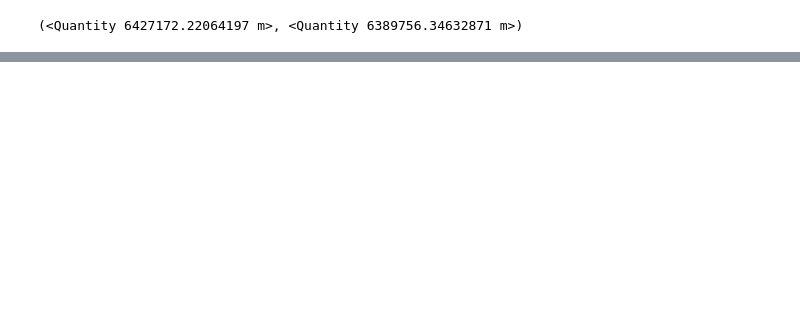
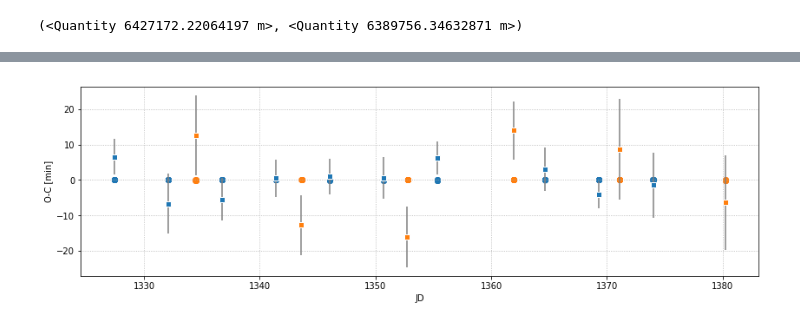
Before and after one commit to bmorris3/tessperiment, a Jupyter notebook: toi125_ttvfast.ipynb, the cells around one changed output, grey strips where cells are left out. Saved outputs shown, nothing was run; the diff lists cells and outputs as text; code cells hidden in the pictures; blank space fills up the shorter version.

```diff
--- a/toi125_ttvfast.ipynb
+++ b/toi125_ttvfast.ipynb
@@ -211,0 +218,46 @@ plt.savefig('ttv_recovery_toi125.png', bbox_inches='tight', dpi=300)
+# %%
+linear_ephem_b = np.polyval(np.polyfit(b_epoch, b_times, 1), b_epoch)
+linear_ephem_c = np.polyval(np.polyfit(c_epoch, c_times, 1), c_epoch)
+
+plt.figure(figsize=(14, 4))
+plt.errorbar(b_times, 24*60*(b_times - linear_ephem_b), 24*60*b_uncertainties, fmt='s', mec='w', ecolor='gray', color='C0')
+plt.errorbar(c_times, 24*60*(c_times - linear_ephem_c), 24*60*c_uncertainties, fmt='s', mec='w', ecolor='gray', color='C1')
+
+for i in range(100):
+    random_step = np.random.randint(sampler.flatchain.shape[0])
+
+# for i in range(1):
+#     random_step = np.argmax(sampler.flatlnprobability)
+    mass_b, mass_c, period_b, period_c, lam_b, lam_c, w_b, w_c = sampler.flatchain[random_step, :]
+
+    b = Planet(mass=mass_b, period=period_b, eccentricity=0, inclination=90,
+               longnode=lam_b, argument=90, mean_anomaly=w_b)
+    c = Planet(mass=mass_c, period=period_c, eccentricity=0, inclination=90,
+               longnode=lam_c, argument=90, mean_anomaly=w_c)
+    result = ttvfast(planets=[b, c], stellar_mass=M_starM_sun, time=b_times.min(),
+                     dt=period_b_init/30, total=b_times.min()+2500)
+    planet_ind, epoch, times = [np.array(i) for i in result['positions'][:-2]]
+    ignore_condition = (times != -2)
+    planet_ind, epoch, times = [i[ignore_condition] for i in [planet_ind, epoch, times]]#, rsky, vsky]]
+
+    # Parse results for planets e and f
+    indices_b = (planet_ind == 0) & np.in1d(epoch, b_epoch)
+    indices_c = (planet_ind == 1) & np.in1d(epoch, c_epoch)
+    epoch_b = epoch[indices_b]
+    epoch_c = epoch[indices_c]
+    model_times_b = times[indices_b]
+    model_times_c = times[indices_c]
+
+    model_linear_ephem_b = np.polyval(np.polyfit(b_epoch, model_times_b, 1), b_epoch)
+    model_linear_ephem_c = np.polyval(np.polyfit(c_epoch, model_times_c, 1), c_epoch)
+
+    plt.scatter(model_times_b, 24*60*(model_times_b - model_linear_ephem_b), alpha=0.05, color='C0')
+    plt.scatter(model_times_c, 24*60*(model_times_c - model_linear_ephem_c), alpha=0.05, color='C1')
+plt.xlabel('JD')
+plt.ylabel('O-C [min]')
+# plt.ylim([-2, 2])
+# plt.xlim([2457300, 2458000])
+plt.grid(ls=":")
+# plt.savefig('o-c.png', bbox_inches='tight', dpi=200)
+# %% [output]
+[figure, added]
```
Also changed, not shown: parts of 3 cells of this notebook.
